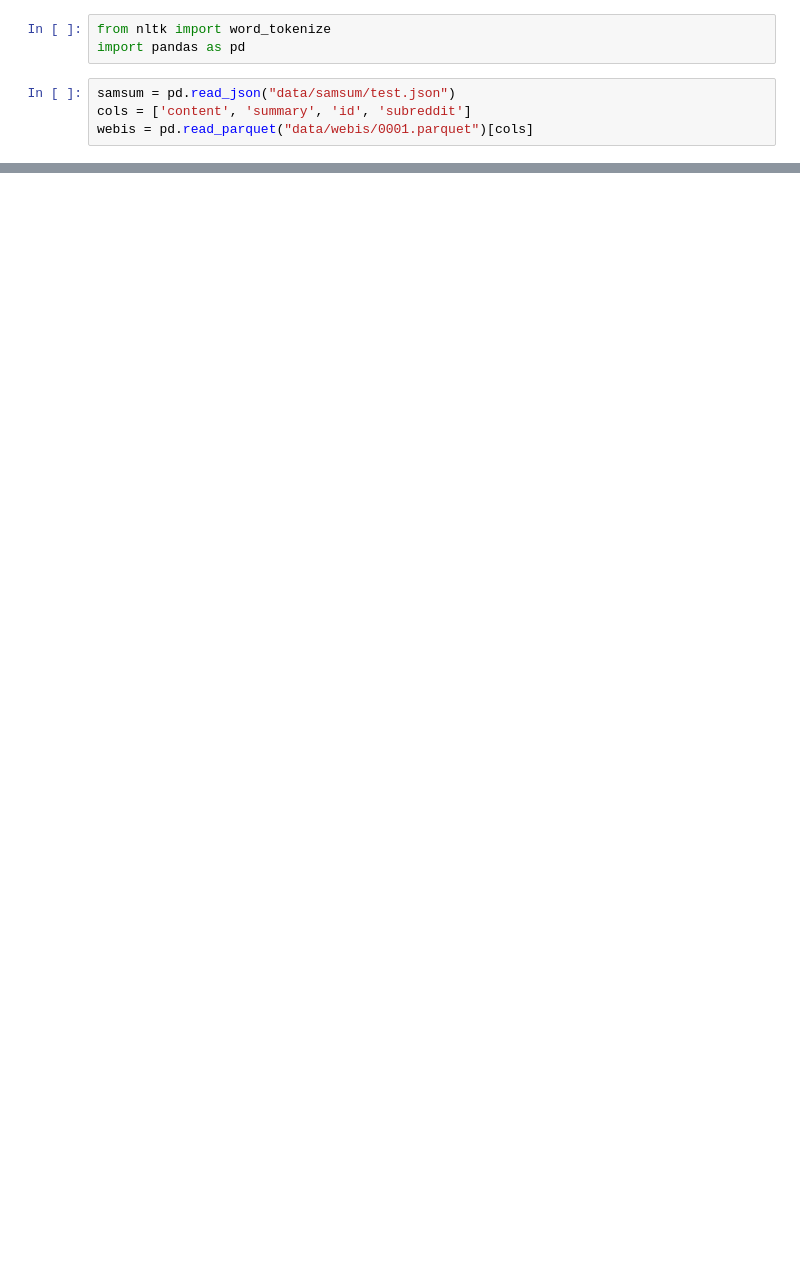
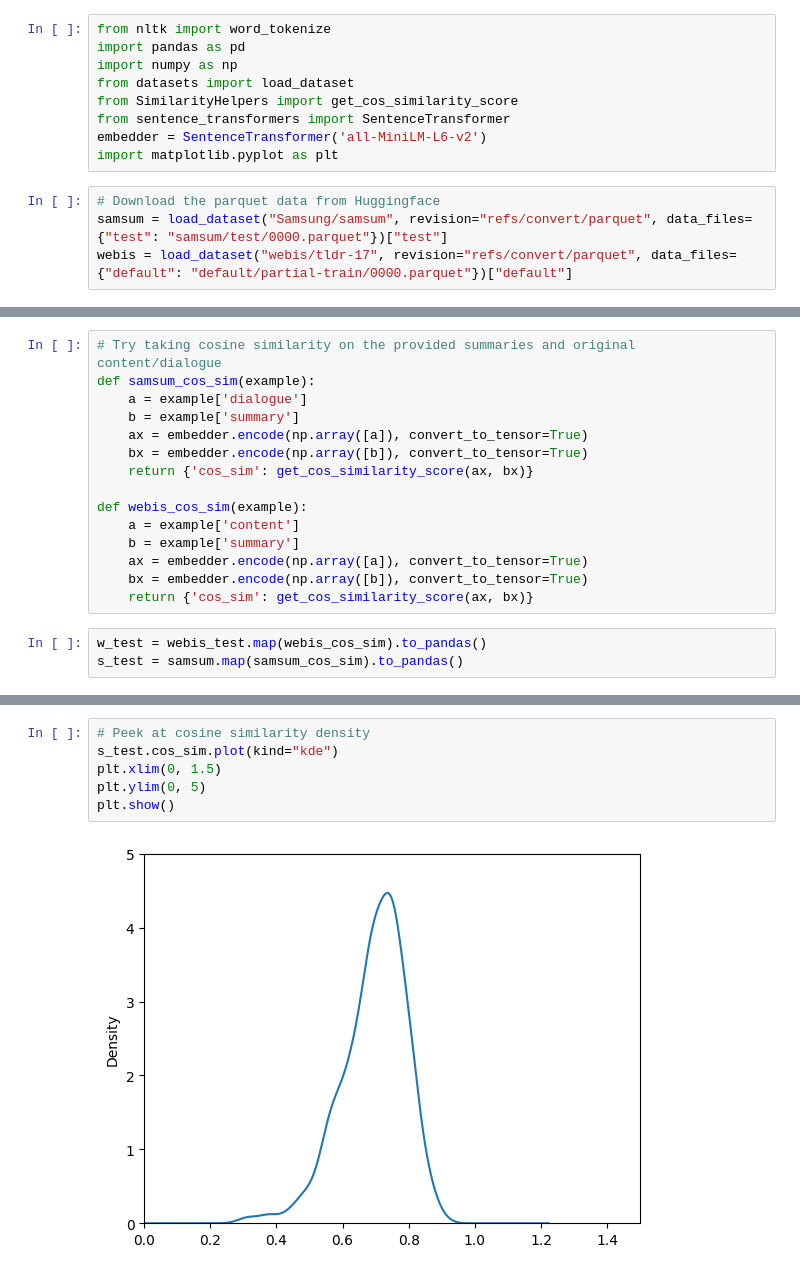
Before and after one commit to Hevia/LLMEval, a Jupyter notebook: EDA.ipynb, the cells around one changed output, grey strips where cells are left out. Cells and saved outputs as stored; diff of their text form; blank space fills up the shorter version.

Commit message:
use datasets lib, try cos-sim filtering, update gitignore

```diff
--- a/EDA.ipynb
+++ b/EDA.ipynb
@@ -4,7 +4,13 @@
 # %%
 from nltk import word_tokenize
 import pandas as pd
+import numpy as np
+from datasets import load_dataset
+from SimilarityHelpers import get_cos_similarity_score
+from sentence_transformers import SentenceTransformer
+embedder = SentenceTransformer('all-MiniLM-L6-v2')
+import matplotlib.pyplot as plt
 # %%
-samsum = pd.read_json("data/samsum/test.json")
-cols = ['content', 'summary', 'id', 'subreddit']
-webis = pd.read_parquet("data/webis/0001.parquet")[cols]
+# Download the parquet data from Huggingface
+samsum = load_dataset("Samsung/samsum", revision="refs/convert/parquet", data_files={"test": "samsum/test/0000.parquet"})["test"]
+webis = load_dataset("webis/tldr-17", revision="refs/convert/parquet", data_files={"default": "default/partial-train/0000.parquet"})["default"]
@@ -10,0 +21,18 @@ webis = pd.read_parquet("data/webis/0001.parquet")[cols]
+# %%
+# Try taking cosine similarity on the provided summaries and original content/dialogue
+def samsum_cos_sim(example):
+    a = example['dialogue']
+    b = example['summary']
+    ax = embedder.encode(np.array([a]), convert_to_tensor=True)
+    bx = embedder.encode(np.array([b]), convert_to_tensor=True)
+    return {'cos_sim': get_cos_similarity_score(ax, bx)}
+
+def webis_cos_sim(example):
+    a = example['content']
+    b = example['summary']
+    ax = embedder.encode(np.array([a]), convert_to_tensor=True)
+    bx = embedder.encode(np.array([b]), convert_to_tensor=True)
+    return {'cos_sim': get_cos_similarity_score(ax, bx)}
+# %%
+w_test = webis_test.map(webis_cos_sim).to_pandas()
+s_test = samsum.map(samsum_cos_sim).to_pandas()
@@ -10,0 +55,8 @@ webis = pd.read_parquet("data/webis/0001.parquet")[cols]
+# %%
+# Peek at cosine similarity density
+s_test.cos_sim.plot(kind="kde")
+plt.xlim(0, 1.5)
+plt.ylim(0, 5)
+plt.show()
+# %% [output]
+[figure, added]
```
Also changed, not shown: parts of 15 cells of this notebook, 1 other file.
